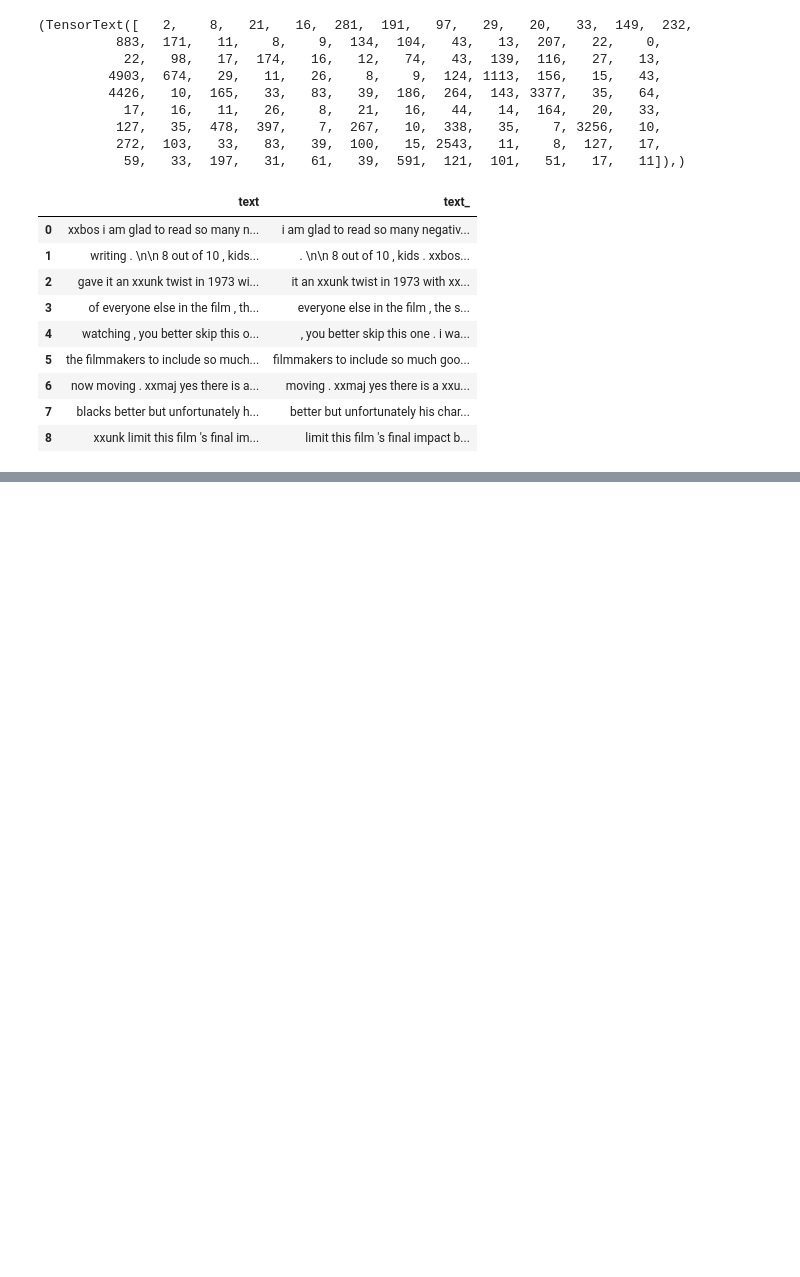
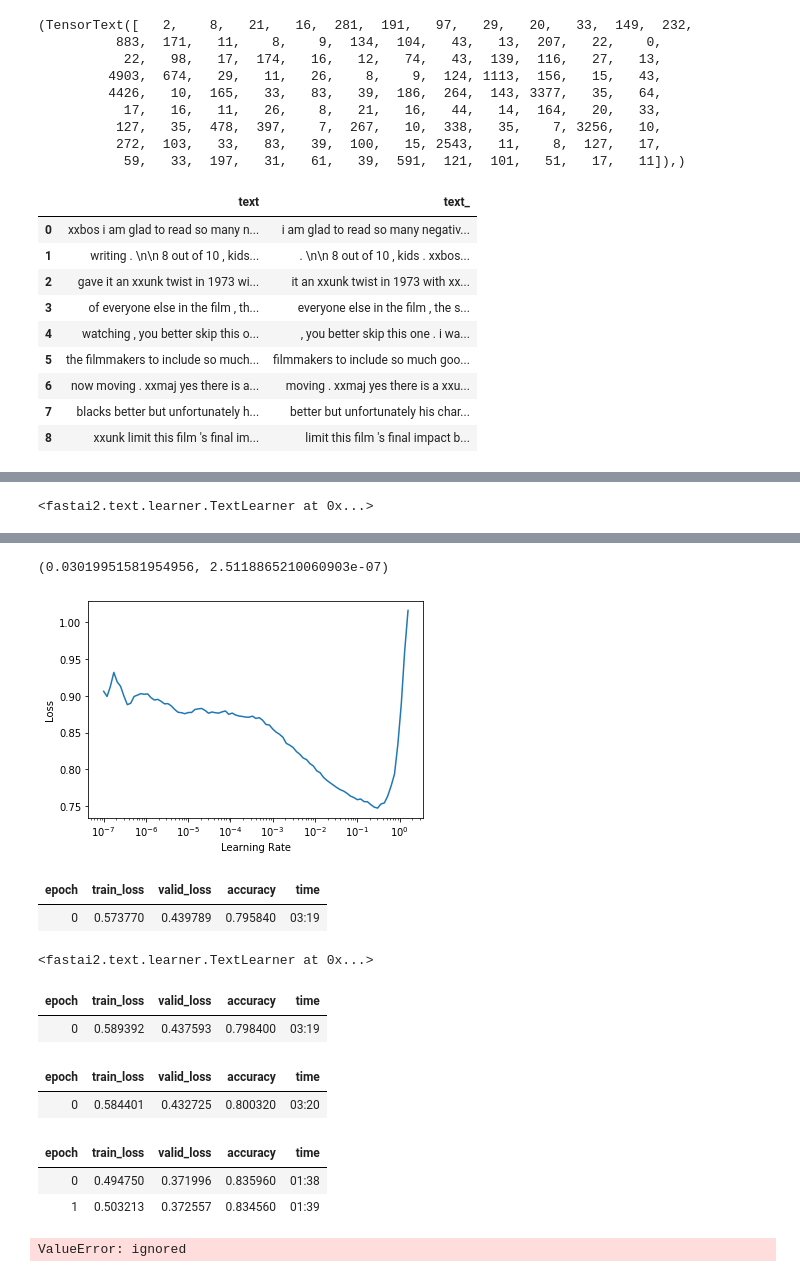
Before and after one commit to binliu0630/FASTAI_V2, a Jupyter notebook: Lesson_3_imdb.ipynb, the cells around one changed output, grey strips where cells are left out. Saved outputs shown, nothing was run; the diff lists cells and outputs as text; code cells hidden in the pictures; blank space fills up the shorter version.

```diff
--- a/Lesson_3_imdb.ipynb
+++ b/Lesson_3_imdb.ipynb
@@ -122,0 +251,8 @@ dbunch_lm.show_batch()
+# %%
+imdb_clas = DataBlock(blocks=(TextBlock.from_folder(path, vocab=dbunch_lm.vocab),CategoryBlock),
+                      get_x=read_tokenized_file,
+                      get_y = parent_label,
+                      get_items=partial(get_text_files, folders=['train', 'test']),
+                      splitter=GrandparentSplitter(valid_name='test'))
+
+dbunch_clas = imdb_clas.dataloaders(path, path=path, bs=bs, seq_len=80)
@@ -122,0 +272,9 @@ dbunch_lm.show_batch()
+# %%
+
+learn = text_classifier_learner(dbunch_clas, AWD_LSTM, drop_mult=0.5, metrics=accuracy).to_fp16()
+learn.load_encoder('fine_tuned_enc')
+# %% [output]
+<fastai2.text.learner.TextLearner at 0x...>
+# %%
+learn.lr_find()
+# %% [output]
@@ -122,0 +282,35 @@ dbunch_lm.show_batch()
+(0.03019951581954956, 2.5118865210060903e-07)
+[figure, added]
+# %%
+learn.fit_one_cycle(1, 2e-2, moms=(0.8, 0.7, 0.8))
+# %% [output]
+| epoch | train_loss | valid_loss | accuracy | time |
+| 0 | 0.573770 | 0.439789 | 0.795840 | 03:19 |
+# %%
+learn.save('first')
+learn.load('first')
+# %% [output]
+<fastai2.text.learner.TextLearner at 0x...>
+# %%
+learn.freeze_to(-2)
+learn.fit_one_cycle(1, slice(1e-2/(2.6**4),1e-2), moms=(0.8,0.7, 0.8))
+# %% [output]
+| epoch | train_loss | valid_loss | accuracy | time |
+| 0 | 0.589392 | 0.437593 | 0.798400 | 03:19 |
+# %%
+learn.freeze_to(-3)
+learn.fit_one_cycle(1, slice(5e-3/(2.6**4),5e-3),moms=(0.8,0.7, 0.8))
+# %% [output]
+| epoch | train_loss | valid_loss | accuracy | time |
+| 0 | 0.584401 | 0.432725 | 0.800320 | 03:20 |
+# %%
+learn.unfreeze()
+learn.fit_one_cycle(2, slice(1e-3/(2.6**4),1e-3), moms=(0.8,0.7, 0.8))
+# %% [output]
+| epoch | train_loss | valid_loss | accuracy | time |
+| 0 | 0.494750 | 0.371996 | 0.835960 | 01:38 |
+| 1 | 0.503213 | 0.372557 | 0.834560 | 01:39 |
+# %%
+learn.predict('I really loved the movie. It was awesome!')
+# %% [output]
+ValueError: ignored
```
Also changed, not shown: parts of 31 cells of this notebook.
